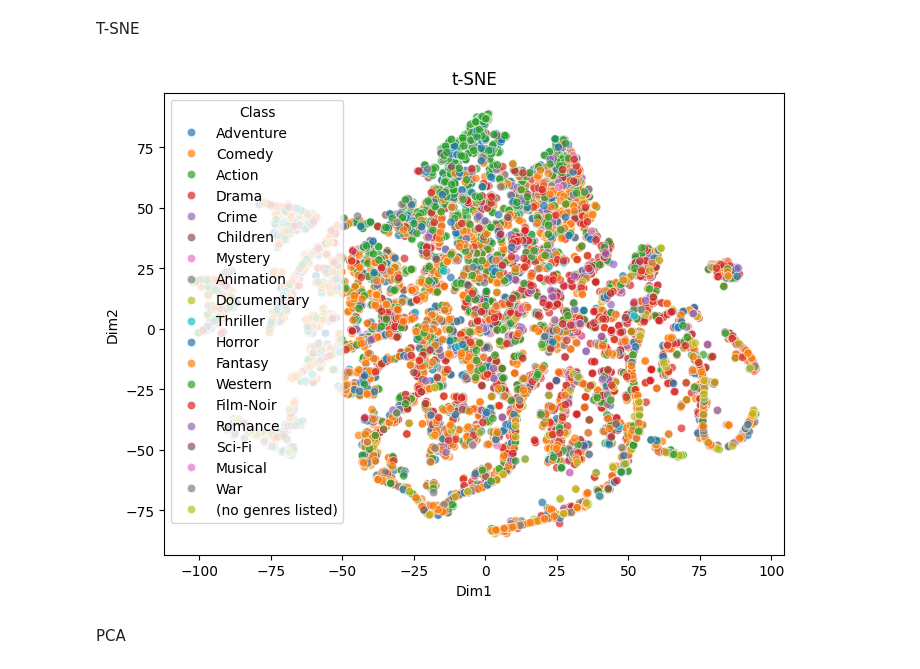
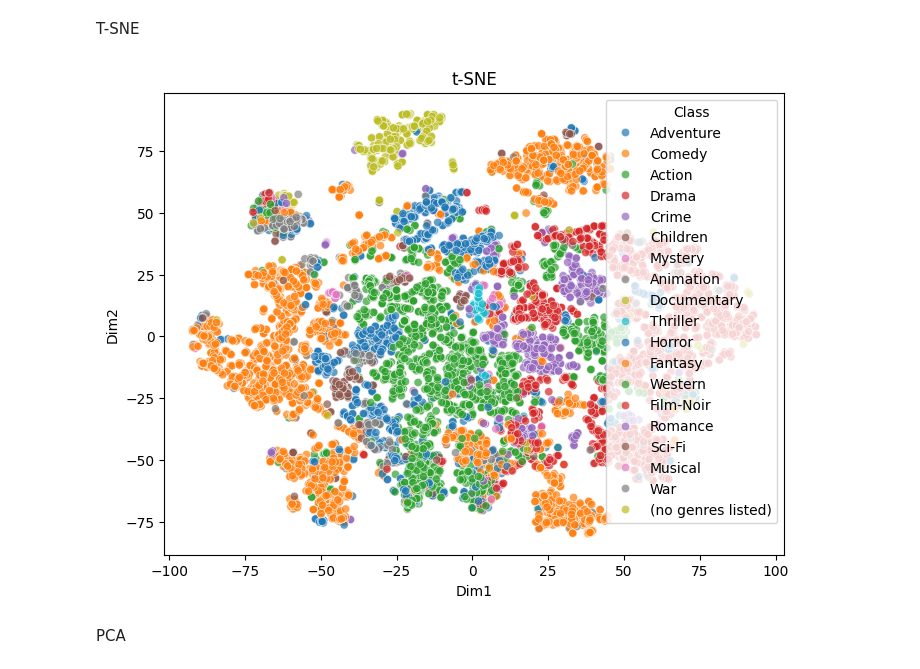
Before and after one commit to BALAKUMARKalai/Big_Data_Project, a Jupyter notebook: notebook1.ipynb, the cells around one changed output. Cells and saved outputs as stored; diff of their text form; code cells hidden in the pictures.

Commit message:
MultiLabelBinarizer

```diff
--- a/notebook1.ipynb
+++ b/notebook1.ipynb
@@ -205,24 +205,25 @@ T-SNE
 # %%
 from scipy.sparse import hstack
 from sklearn.feature_extraction.text import TfidfVectorizer
 
 X_num = df_final[['budget', 'revenue', 'mean_rating', 'num_votes', 'runtime']].fillna(0).values
 scaler = StandardScaler()
 X_num_scaled = scaler.fit_transform(X_num)
 tfidf = TfidfVectorizer(max_features=100, stop_words='english')
 X_text = tfidf.fit_transform(df_final['all_tags'].fillna(''))
-
-X_combined = hstack([X_num_scaled, X_text])
+mlb = MultiLabelBinarizer()
+X_genres = mlb.fit_transform(df_final['genres'].str.split('|'))
+X_combined = hstack([X_num_scaled, X_text, X_genres])
 tsne = TSNE(n_components=2, perplexity=30, init='random', learning_rate='auto')
-X_embedded = tsne.fit_transform(X_combined)
+X_embedded = tsne.fit_transform(X_combined.toarray())
 df_tsne = pd.DataFrame(X_embedded, columns=['Dim1', 'Dim2'])
 df_tsne['Class'] = df_final['genres'].str.split('|').str[0].values
 plt.figure(figsize=(8, 6))
 sns.scatterplot(data=df_tsne,x='Dim1', y='Dim2', hue='Class', palette='tab10',alpha=0.7)
 plt.title('t-SNE')
 plt.show()
 # %% [output]
-[figure, old version]
+[figure, new version]
 # %%
 fig = px.scatter(df_tsne, x = 'Dim1', y= 'Dim2', color= 'Class')
 fig.update_layout(
```
Also changed, not shown: parts of 7 cells of this notebook, 1 other file.
